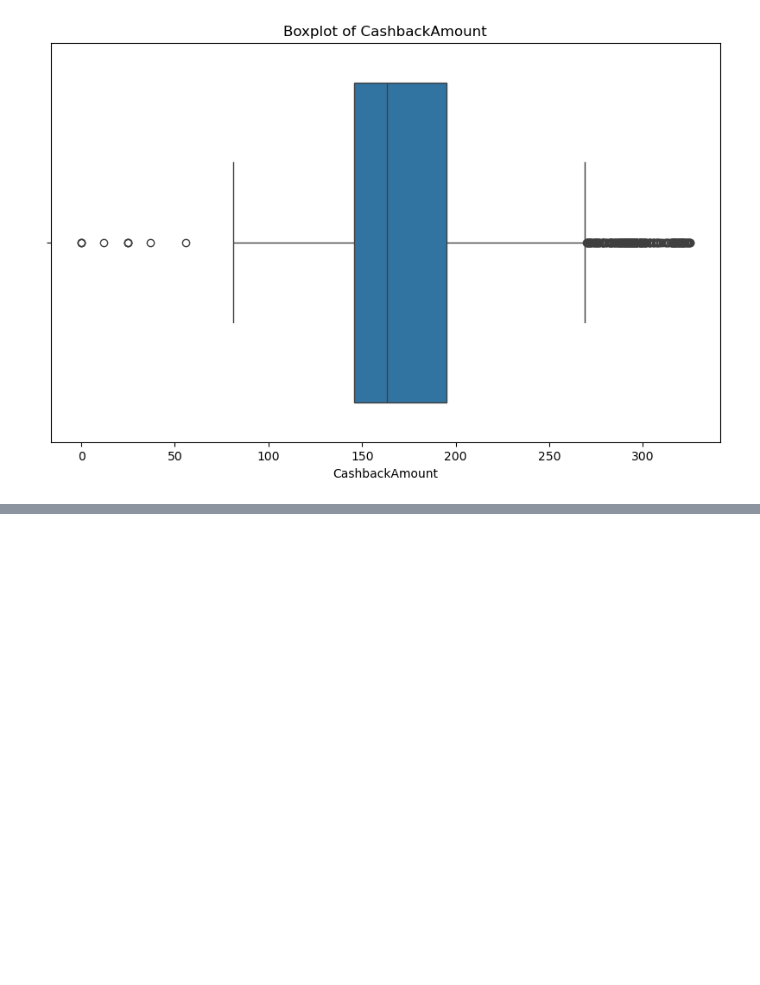
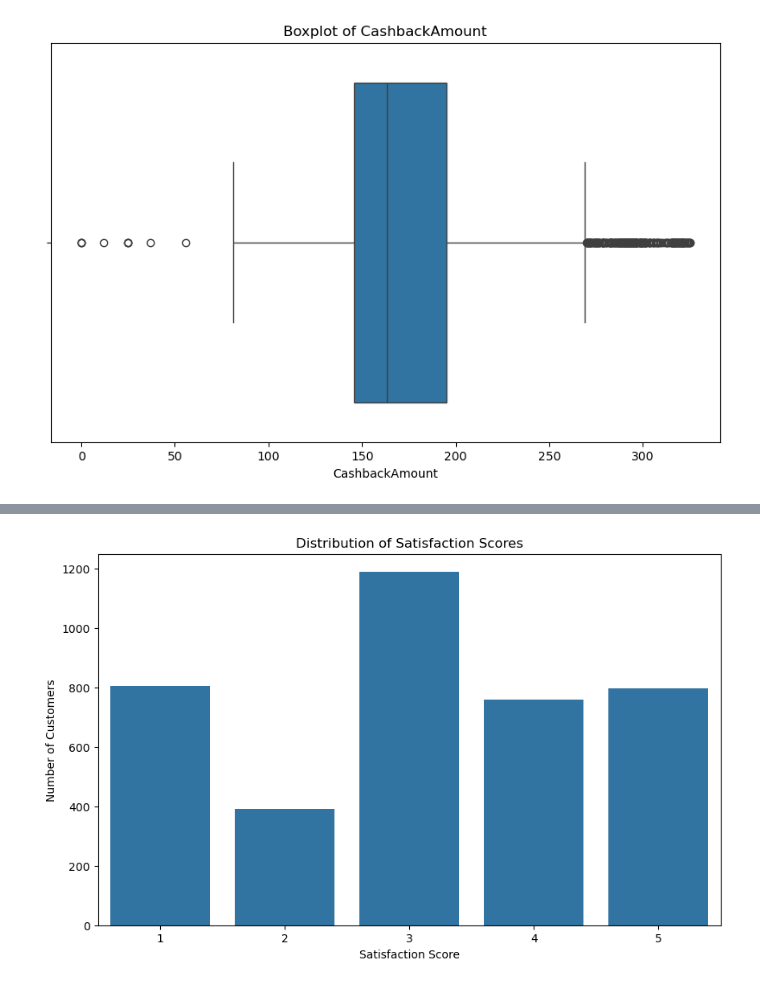
Before and after one commit to alhamfebian/purwadhika-jcdsol, a Jupyter notebook: Capstone Project/Capstone Project Module 3/ECommerceCustomerChurn.ipynb, the cells around one changed output, grey strips where cells are left out. Cells and saved outputs as stored; diff of their text form; code cells hidden in the pictures; blank space fills up the shorter version.

```diff
--- a/Capstone Project/Capstone Project Module 3/ECommerceCustomerChurn.ipynb
+++ b/Capstone Project/Capstone Project Module 3/ECommerceCustomerChurn.ipynb
@@ -129,0 +116,15 @@ categorical_transformer = Pipeline(steps=[
+# %%
+# Melihat distribusi data pada kolom Satifaction Score
+# Ingin mengetahui berapa banyak customer memberikan nilai kepuasan
+
+plt.figure(figsize=(10, 6))
+
+sns.barplot(
+    data=df_ecommerce_customer_churn['SatisfactionScore'].value_counts(),
+)
+plt.title('Distribution of Satisfaction Scores')
+plt.xlabel('Satisfaction Score')
+plt.ylabel('Number of Customers')
+plt.show()
+# %% [output]
+[figure, added]
```
Also changed, not shown: parts of 26 cells of this notebook.
